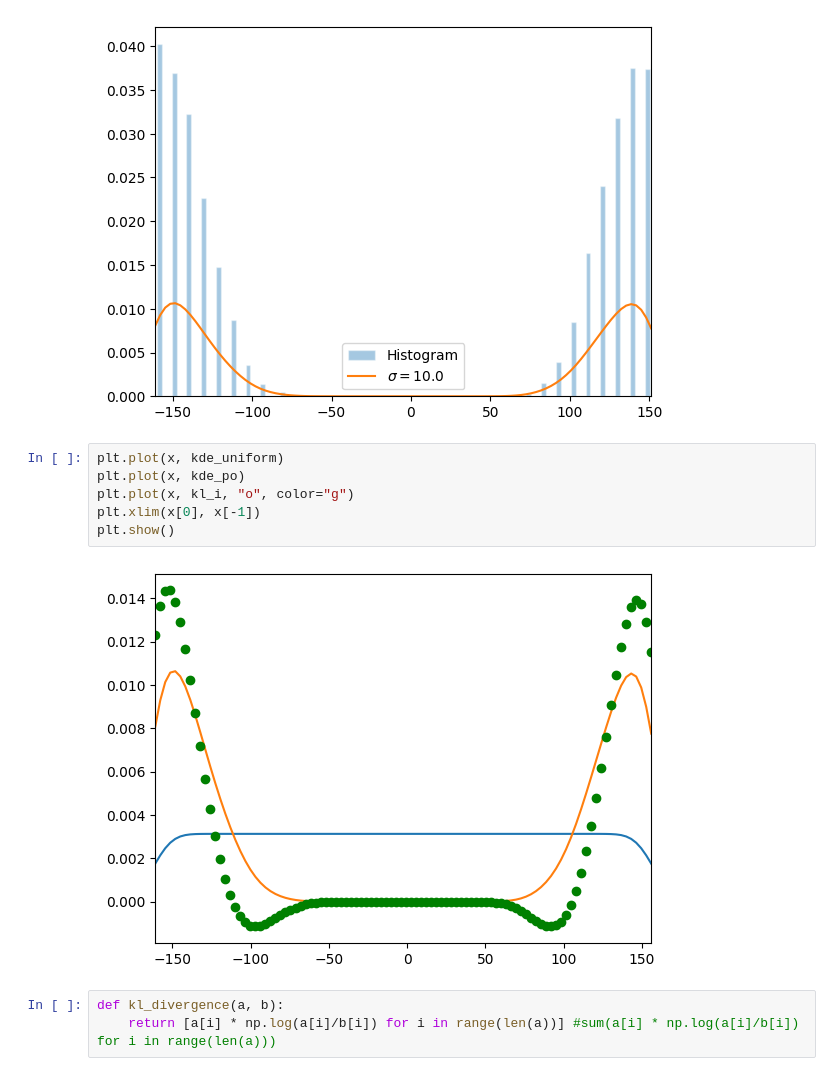
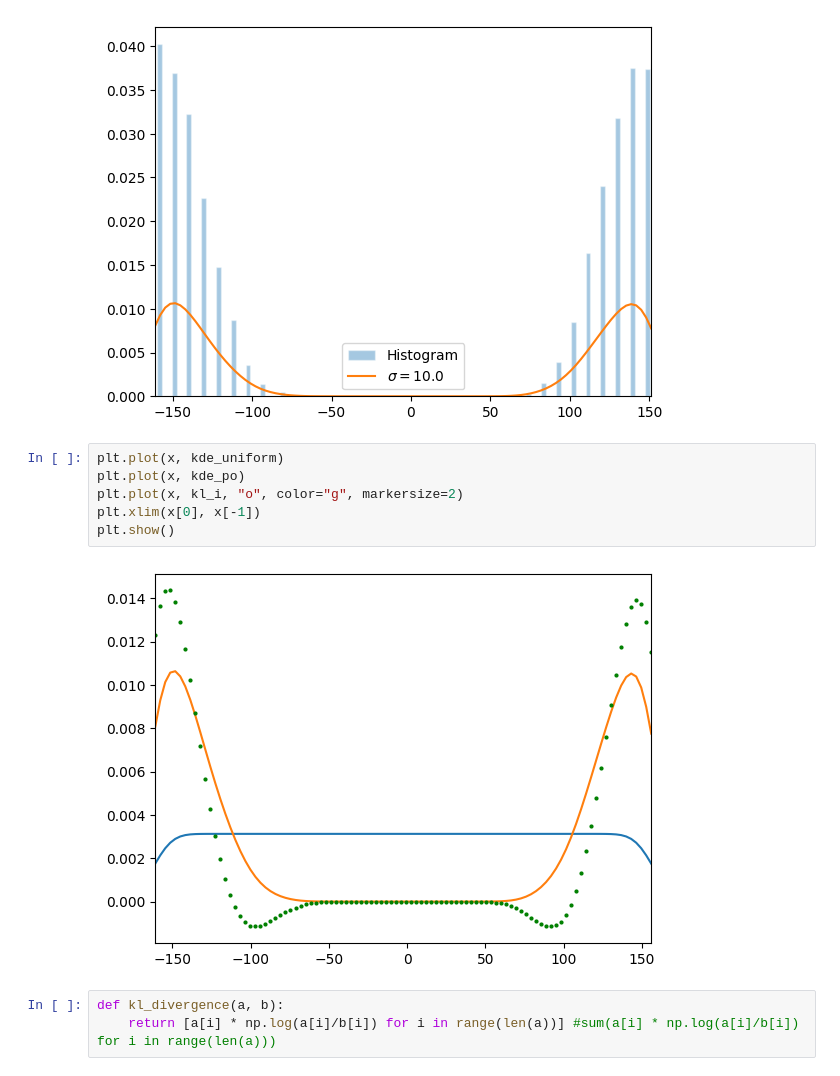
Before and after one commit to laviniamitiko/LASCON2024, a Jupyter notebook: Project/Spike-Train-Analysis.ipynb, the cells around one changed output. Cells and saved outputs as stored; diff of their text form.

```diff
--- a/Project/Spike-Train-Analysis.ipynb
+++ b/Project/Spike-Train-Analysis.ipynb
@@ -179,11 +179,11 @@ kde_po = gen_kde(np.array(po_output), sigma=10.0)
 # %%
 plt.plot(x, kde_uniform)
 plt.plot(x, kde_po)
-plt.plot(x, kl_i, "o", color="g")
+plt.plot(x, kl_i, "o", color="g", markersize=2)
 plt.xlim(x[0], x[-1])
 plt.show()
 # %% [output]
-[figure, old version]
+[figure, new version]
 # %%
 def kl_divergence(a, b):
     return [a[i] * np.log(a[i]/b[i]) for i in range(len(a))] #sum(a[i] * np.log(a[i]/b[i]) for i in range(len(a)))
```
Also changed, not shown: 4 other files.
